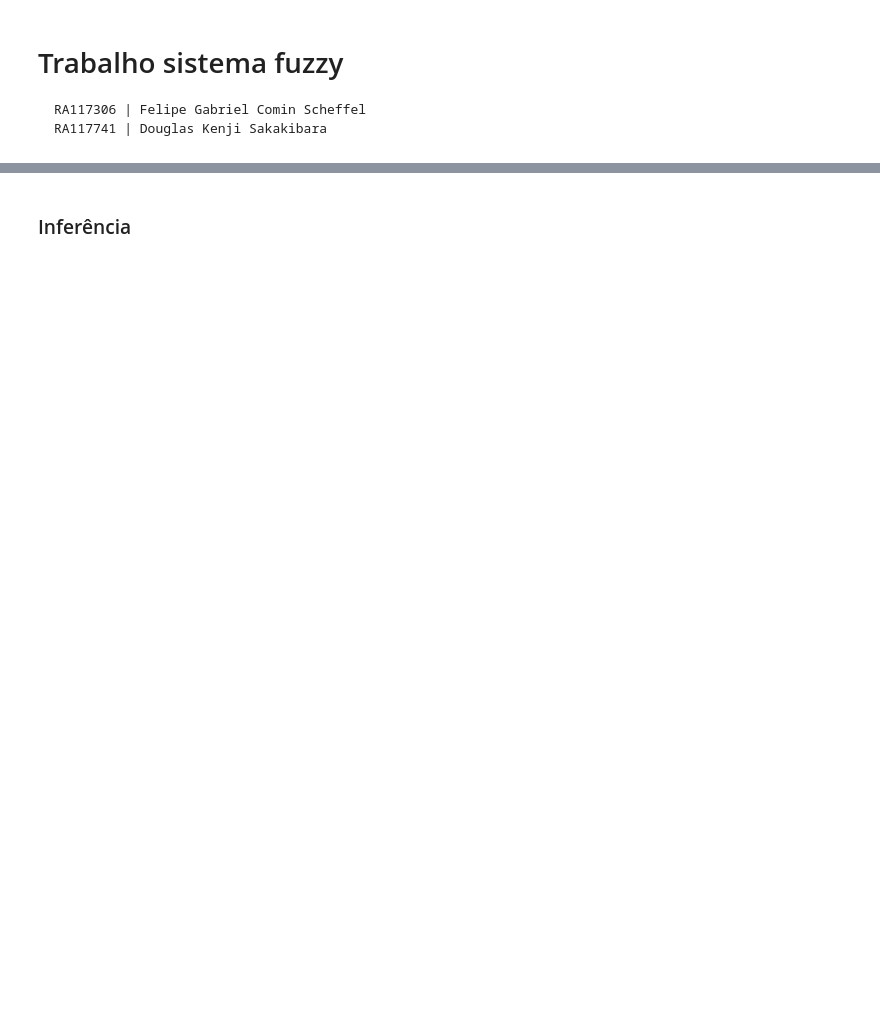
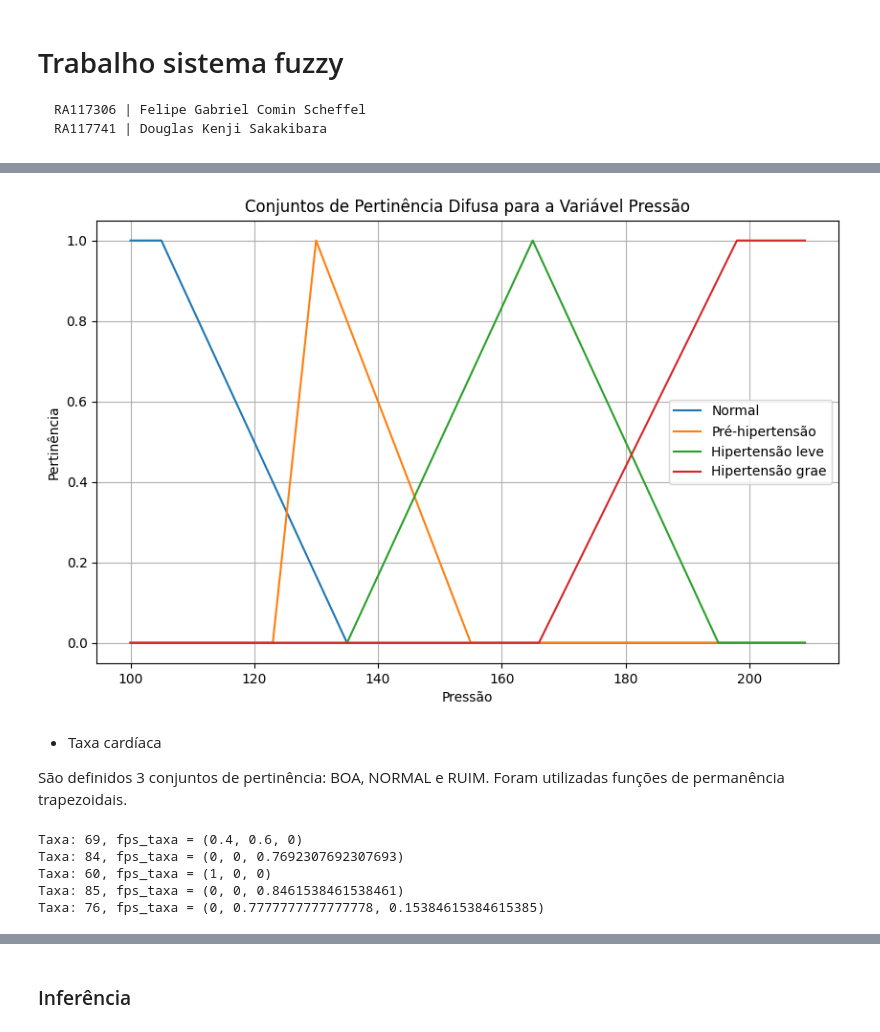
Before and after one commit to DouglasKenjiSakakibara01/logica-fuzzy, a Jupyter notebook: trab01.ipynb, the cells around one changed output, grey strips where cells are left out. Saved outputs shown, nothing was run; the diff lists cells and outputs as text; code cells hidden in the pictures; blank space fills up the shorter version.

```diff
--- a/trab01.ipynb
+++ b/trab01.ipynb
@@ -62,0 +164,49 @@ Considerando o intervalo [a, b], sendo c o pico do triângulo, dentro desse inte
+# %%
+def plot_fuzzy_pressao():
+    sample_values = np.arange(100, 210, 1)
+
+    fps_values = [fps_pressao(value) for value in sample_values]
+
+    normal_values = [value[0] for value in fps_values]
+    pre_values = [value[1] for value in fps_values]
+    leve_values = [value[2] for value in fps_values]
+    grave_values = [value[3] for value in fps_values]
+
+    plt.figure(figsize=(10, 6))
+
+    plt.plot(sample_values, normal_values, label='Normal')
+    plt.plot(sample_values, pre_values, label='Pré-hipertensão')
+    plt.plot(sample_values, leve_values, label='Hipertensão leve')
+    plt.plot(sample_values, grave_values, label='Hipertensão grae')
+
+    plt.title('Conjuntos de Pertinência Difusa para a Variável Pressão')
+    plt.xlabel('Pressão')
+    plt.ylabel('Pertinência')
+    plt.legend()
+    plt.grid(True)
+    plt.show()
+
+plot_fuzzy_pressao()
+# %% [output]
+[figure, added]
+# %% [markdown]
+- Taxa cardíaca
+
+São definidos 3 conjuntos de pertinência: BOA, NORMAL e RUIM. Foram utilizadas funções de permanência trapezoidais.
+# %%
+BOA = 0
+TAXA_NORMAL = 1
+RUIM = 2
+
+def fps_taxa(taxa):
+    return lhalftrapfp(taxa, 63, 73), trapfp(taxa, 63, 73, 74, 83), rhalftrapfp(taxa, 74, 87)
+
+for i in range(5):
+    taxa = rd.randint(60, 90)
+    print(f'Taxa: {taxa}, fps_taxa = {fps_taxa(taxa)}')
+# %% [output]
+Taxa: 69, fps_taxa = (0.4, 0.6, 0)
+Taxa: 84, fps_taxa = (0, 0, 0.7692307692307693)
+Taxa: 60, fps_taxa = (1, 0, 0)
+Taxa: 85, fps_taxa = (0, 0, 0.8461538461538461)
+Taxa: 76, fps_taxa = (0, 0.7777777777777778, 0.15384615384615385)
```
Also changed, not shown: parts of 32 cells of this notebook, 1 other file.
